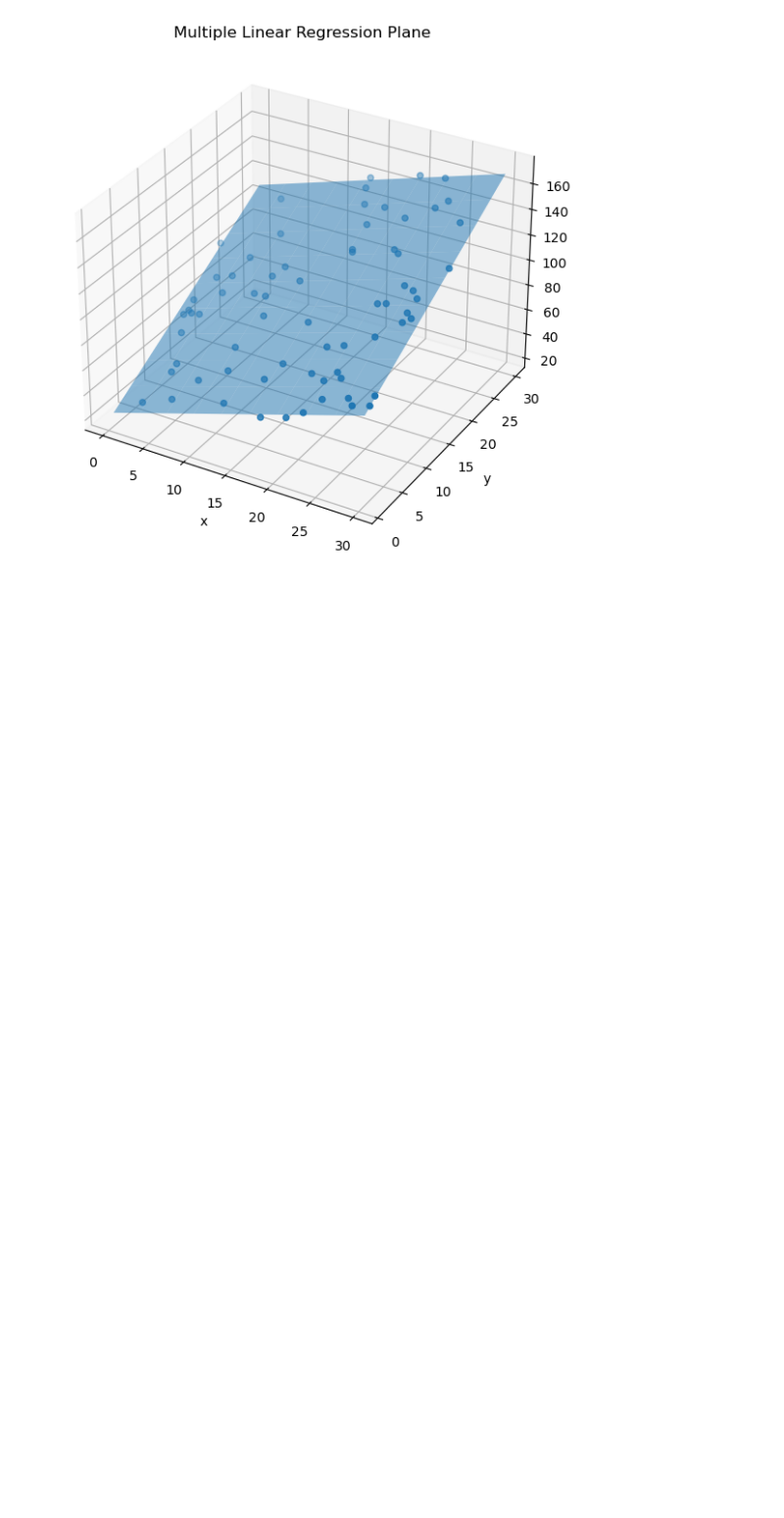
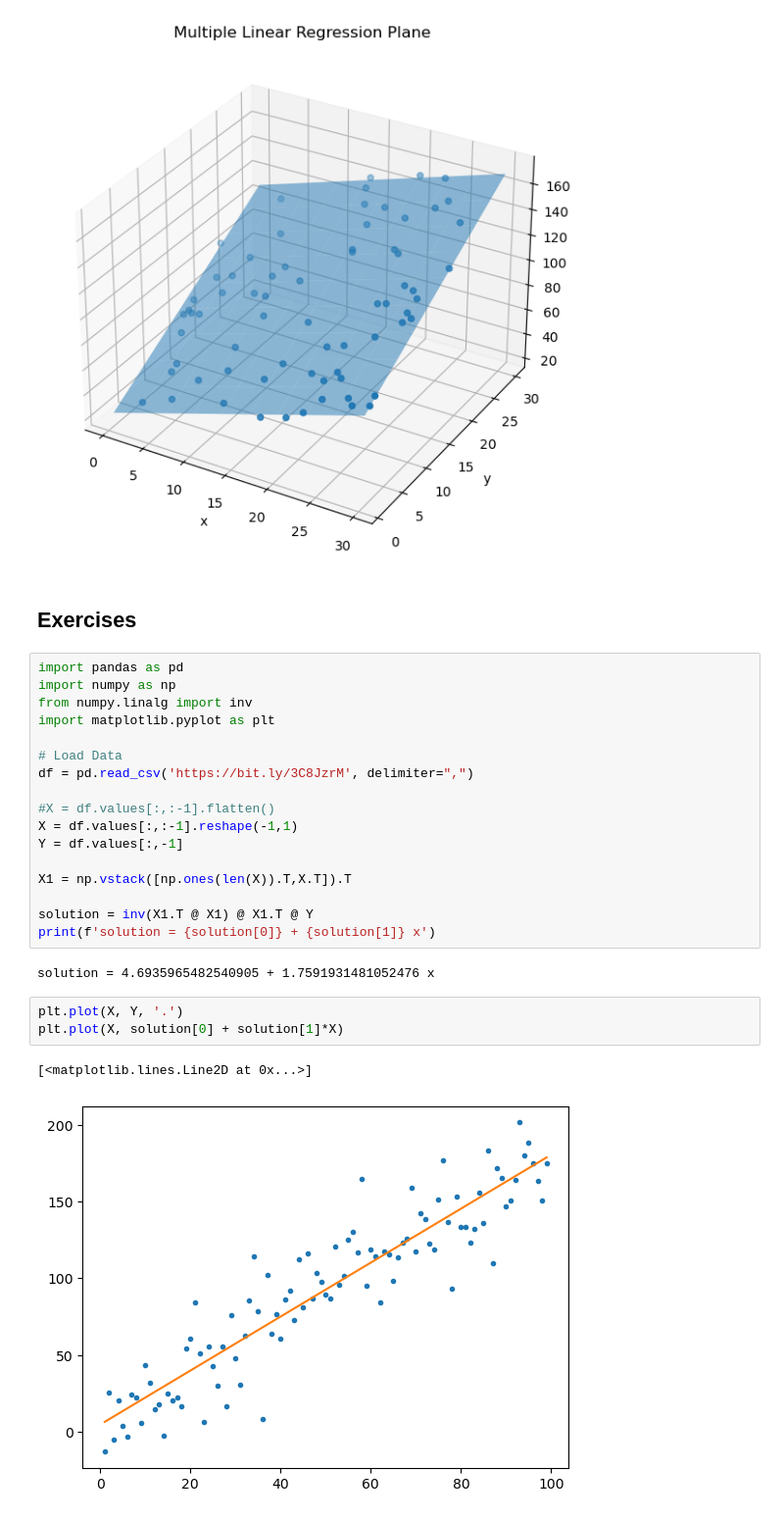
Before and after one commit to PabloPombo/Python_Learning-DS-AI-other_libraries, a Jupyter notebook: OREILLY-Books/Essential_Math_for_Data_Science/5.Linear Regression.ipynb, the cells around one changed output. Shown at 98% size. Drawn from its saved outputs; the diff is of its cells as text; blank space fills up the shorter version.

Commit message:
Exercises chapter 5 Linear regression

```diff
--- a/OREILLY-Books/Essential_Math_for_Data_Science/5.Linear Regression.ipynb
+++ b/OREILLY-Books/Essential_Math_for_Data_Science/5.Linear Regression.ipynb
@@ -729,3 +729,30 @@ plt.title("Multiple Linear Regression Plane")
 plt.show()
 # %% [output]
 [figure]
+# %% [markdown]
+## Exercises
+# %%
+import pandas as pd
+import numpy as np
+from numpy.linalg import inv
+import matplotlib.pyplot as plt
+
+# Load Data
+df = pd.read_csv('https://bit.ly/3C8JzrM', delimiter=",")
+
+#X = df.values[:,:-1].flatten()
+X = df.values[:,:-1].reshape(-1,1)
+Y = df.values[:,-1]
+
+X1 = np.vstack([np.ones(len(X)).T,X.T]).T
+
+solution = inv(X1.T @ X1) @ X1.T @ Y
+print(f'solution = {solution[0]} + {solution[1]} x')
+# %% [output]
+solution = 4.6935965482540905 + 1.7591931481052476 x
+# %%
+plt.plot(X, Y, '.')
+plt.plot(X, solution[0] + solution[1]*X)
+# %% [output]
+[<matplotlib.lines.Line2D at 0x...>]
+[figure, added]
```
Also changed, not shown: parts of 2 cells of this notebook.
